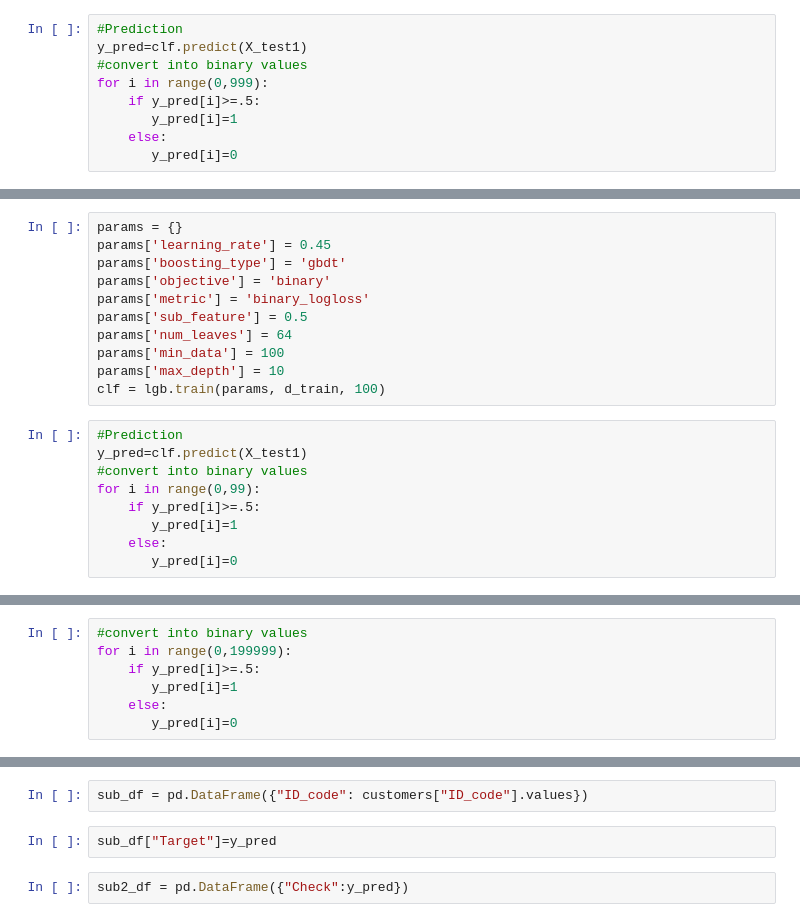
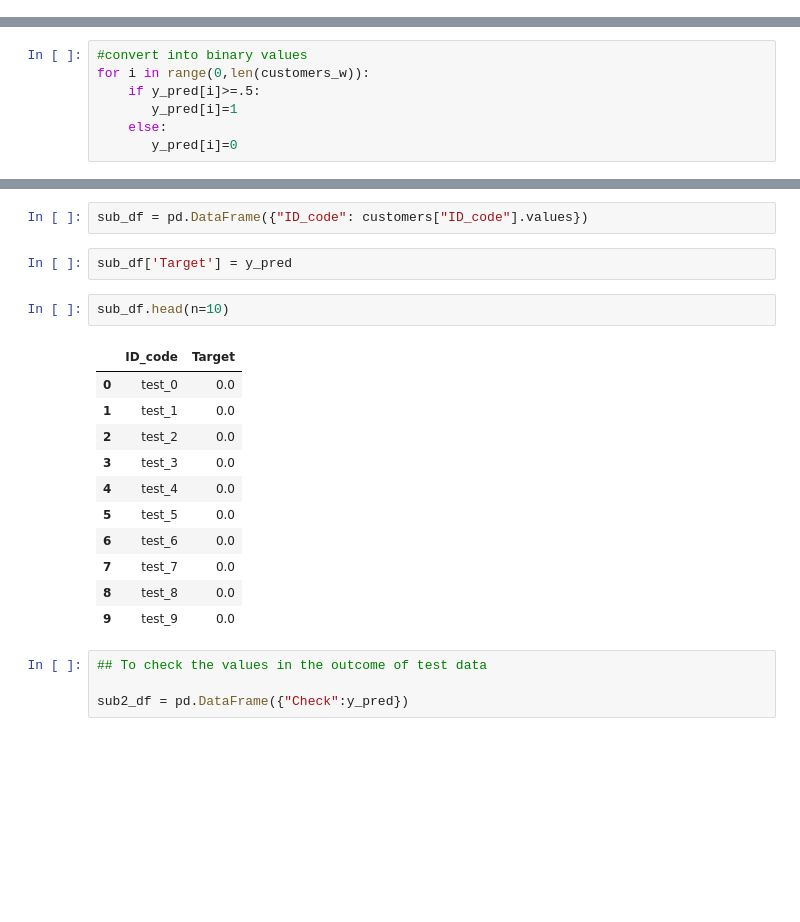
Before and after one commit to rd27995/Customer_Transactions_Predictions, a Jupyter notebook: Customer_Pred.ipynb, the cells around one changed output, grey strips where cells are left out. Drawn from its saved outputs; the diff is of its cells as text; blank space fills up the shorter version.

```diff
--- a/Customer_Pred.ipynb
+++ b/Customer_Pred.ipynb
@@ -417,9 +420,0 @@ clf = lgb.train(params, d_train, 1000)
-# %%
-#Prediction
-y_pred=clf.predict(X_test1)
-#convert into binary values
-for i in range(0,999):
-    if y_pred[i]>=.5:
-       y_pred[i]=1
-    else:
-       y_pred[i]=0
@@ -431,20 +420,0 @@ metrics.auc(fpr,tpr)
-# %%
-params = {}
-params['learning_rate'] = 0.45
-params['boosting_type'] = 'gbdt'
-params['objective'] = 'binary'
-params['metric'] = 'binary_logloss'
-params['sub_feature'] = 0.5
-params['num_leaves'] = 64
-params['min_data'] = 100
-params['max_depth'] = 10
-clf = lgb.train(params, d_train, 100)
-# %%
-#Prediction
-y_pred=clf.predict(X_test1)
-#convert into binary values
-for i in range(0,99):
-    if y_pred[i]>=.5:
-       y_pred[i]=1
-    else:
-       y_pred[i]=0
@@ -476,7 +446,7 @@ customers_w.head()
 y_pred=clf.predict(customers_w)
 # %%
 #convert into binary values
-for i in range(0,199999):
+for i in range(0,len(customers_w)):
     if y_pred[i]>=.5:
        y_pred[i]=1
     else:
@@ -492,9 +462,25 @@ len(y_pred)
 # %%
 sub_df = pd.DataFrame({"ID_code": customers["ID_code"].values})
 # %%
-sub_df["Target"]=y_pred
+sub_df['Target'] = y_pred
-# %%
-sub2_df = pd.DataFrame({"Check":y_pred})
+# %%
+sub_df.head(n=10)
+# %% [output]
+|  | ID_code | Target |
+| 0 | test_0 | 0.0 |
+| 1 | test_1 | 0.0 |
+| 2 | test_2 | 0.0 |
+| 3 | test_3 | 0.0 |
+| 4 | test_4 | 0.0 |
+| 5 | test_5 | 0.0 |
+| 6 | test_6 | 0.0 |
+| 7 | test_7 | 0.0 |
+| 8 | test_8 | 0.0 |
+| 9 | test_9 | 0.0 |
+# %%
+## To check the values in the outcome of test data
+
+sub2_df = pd.DataFrame({"Check":y_pred})
 # %%
 sub2_df.Check.value_counts()
 # %% [output]
```
Also changed, not shown: parts of 15 cells of this notebook.
